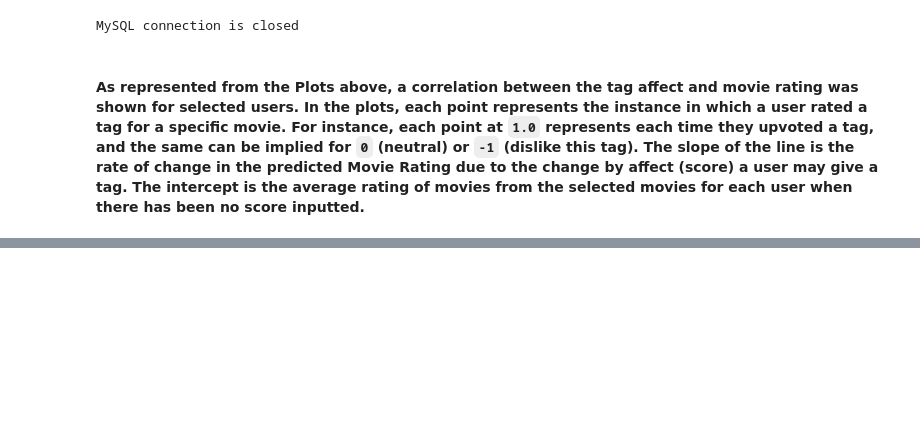
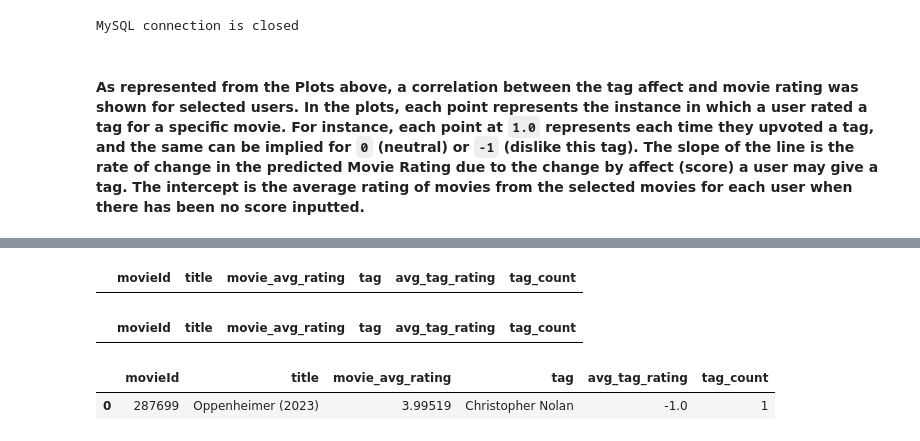
Before and after one commit to notki004/MovieLens-Work, a Jupyter notebook: MovieLensNotebook.ipynb, the cells around one changed output, grey strips where cells are left out. Cells and saved outputs as stored; diff of their text form; code cells hidden in the pictures; blank space fills up the shorter version.

```diff
--- a/MovieLensNotebook.ipynb
+++ b/MovieLensNotebook.ipynb
@@ -247,0 +339,16 @@ MySQL connection is closed
+# %%
+data = pd.read_csv("user_86716_movie_tag_correlation.csv")
+data.head(30)
+# %% [output]
+|  | movieId | title | movie_avg_rating | tag | avg_tag_rating | tag_count |
+# %%
+data = pd.read_csv("user_405309_movie_tag_correlation.csv")
+data.head(30)
+# %% [output]
+|  | movieId | title | movie_avg_rating | tag | avg_tag_rating | tag_count |
+# %%
+data = pd.read_csv("user_407599_movie_tag_correlation.csv")
+data.head(30)
+# %% [output]
+|  | movieId | title | movie_avg_rating | tag | avg_tag_rating | tag_count |
+| 0 | 287699 | Oppenheimer (2023) | 3.99519 | Christopher Nolan | -1.0 | 1 |
```
Also changed, not shown: parts of 6 cells of this notebook.
